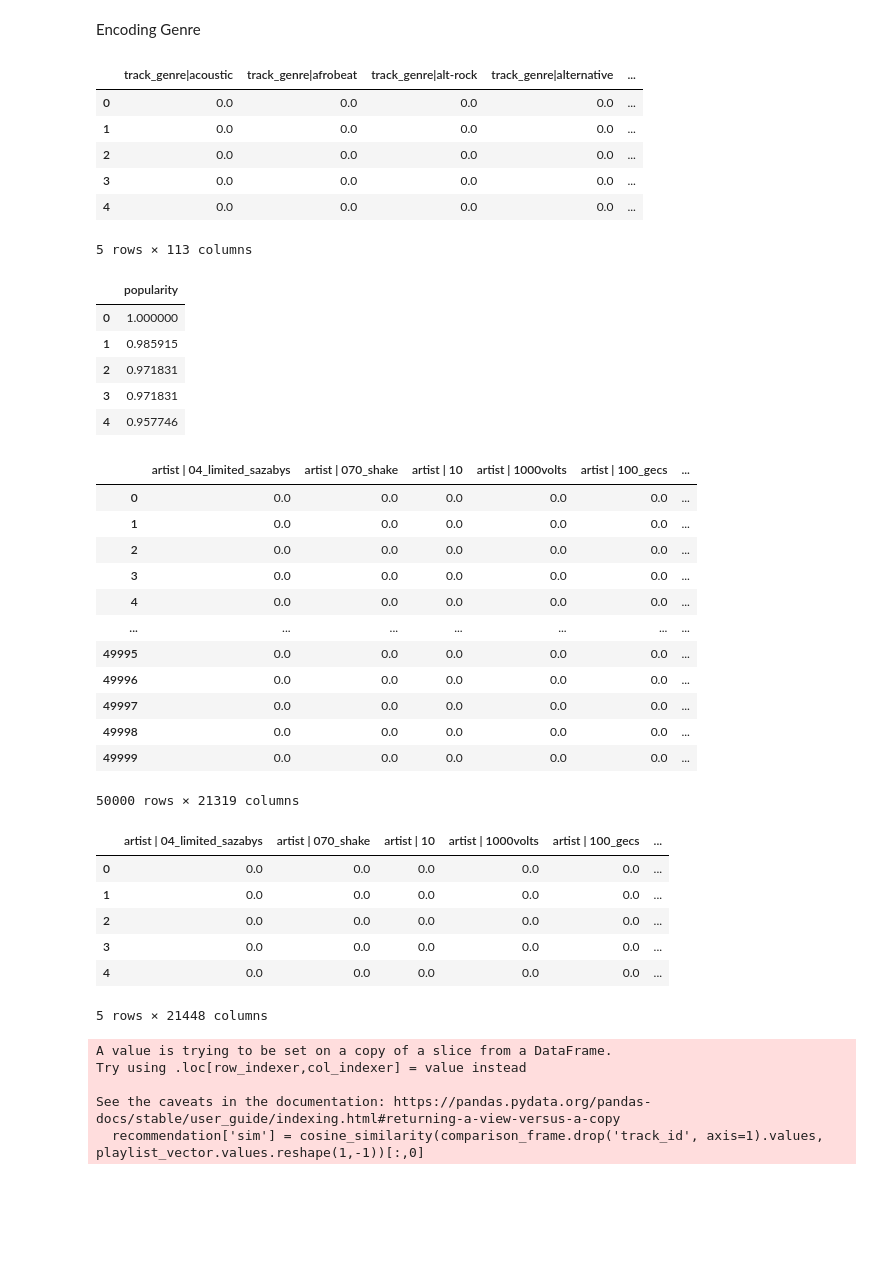
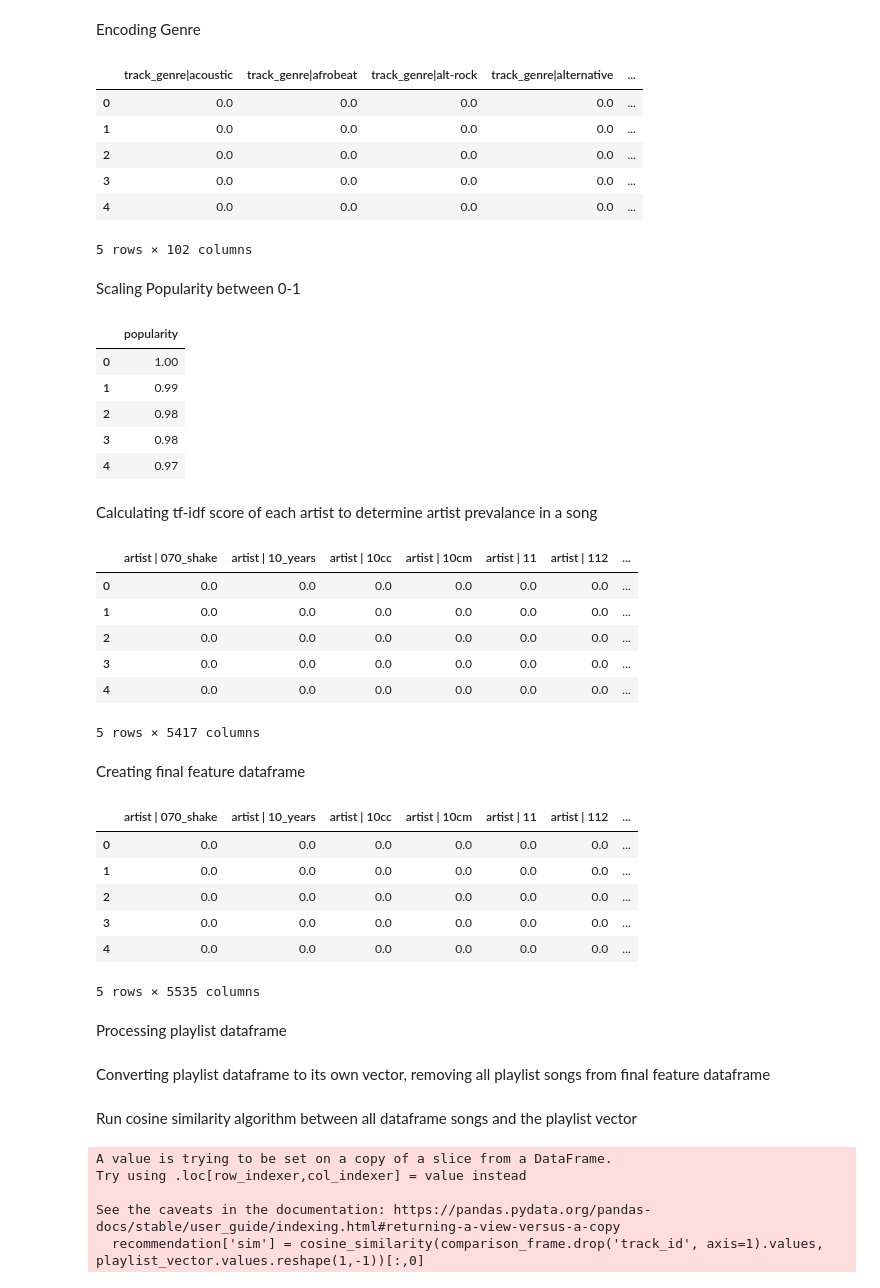
Before and after one commit to kev-ae/ds1-course_project, a Jupyter notebook: cbf.ipynb, the cells around one changed output. Cells and saved outputs as stored; diff of their text form; code cells hidden in the pictures; blank space fills up the shorter version.

```diff
--- a/cbf.ipynb
+++ b/cbf.ipynb
@@ -16,8 +22,5 @@ df.head()
 # %%
-def select_columns(df):
-    return df[['track_id', 'artists', 'track_name', 'popularity', 'danceability', 'energy', 'key', 'loudness', 'mode', 'speechiness', 'acousticness', 'instrumentalness', 'liveness', 'valence', 'tempo', 'track_genre']]
-
-df = select_columns(df)
+df = df[['track_id', 'artists', 'track_name', 'popularity', 'danceability', 'energy', 'key', 'loudness', 'mode', 'speechiness', 'acousticness', 'instrumentalness', 'liveness', 'valence', 'tempo', 'track_genre']]
 df.head()
 # %% [output]
 |  | track_id | artists | track_name | popularity | danceability | energy | key | loudness | mode | ... |
@@ -71,59 +74,70 @@ genre_encoded.head()
 | 2 | 0.0 | 0.0 | 0.0 | 0.0 | ... |
 | 3 | 0.0 | 0.0 | 0.0 | 0.0 | ... |
 | 4 | 0.0 | 0.0 | 0.0 | 0.0 | ... |
-5 rows × 113 columns
+5 rows × 102 columns
+# %% [markdown]
+Scaling Popularity between 0-1
 # %%
 from sklearn.preprocessing import MinMaxScaler
 
 pop = df[['popularity']].reset_index(drop = True)
 scaler = MinMaxScaler()
+
 spop = pd.DataFrame(scaler.fit_transform(pop), columns=pop.columns)
 spop.head()
 # %% [output]
 |  | popularity |
-| 0 | 1.000000 |
-| 1 | 0.985915 |
-| 2 | 0.971831 |
-| 3 | 0.971831 |
-| 4 | 0.957746 |
+| 0 | 1.00 |
+| 1 | 0.99 |
+| 2 | 0.98 |
+| 3 | 0.98 |
+| 4 | 0.97 |
+# %% [markdown]
+Calculating tf-idf score of each artist to determine artist prevalance in a song
 # %%
 from sklearn.feature_extraction.text import TfidfVectorizer
 tfidf = TfidfVectorizer()
+
+#Convert artist list to tfidf-matrix of artists
 tfidf_mat = tfidf.fit_transform(df['artists'].apply(lambda x: " ".join(x)))
+
+#Make the tfidf matrix its own dataframe
 art_df = pd.DataFrame(tfidf_mat.toarray())
 art_df.columns = ['artist | ' + i for i in tfidf.get_feature_names_out()]
+
+#Reset index
 art_df.reset_index(drop = True, inplace = True)
-art_df
+art_df.head()
 # %% [output]
-|  | artist | 04_limited_sazabys | artist | 070_shake | artist | 10 | artist | 1000volts | artist | 100_gecs | ... |
-| 0 | 0.0 | 0.0 | 0.0 | 0.0 | 0.0 | ... |
-| 1 | 0.0 | 0.0 | 0.0 | 0.0 | 0.0 | ... |
-| 2 | 0.0 | 0.0 | 0.0 | 0.0 | 0.0 | ... |
-| 3 | 0.0 | 0.0 | 0.0 | 0.0 | 0.0 | ... |
-| 4 | 0.0 | 0.0 | 0.0 | 0.0 | 0.0 | ... |
-| ... | ... | ... | ... | ... | ... | ... |
-| 49995 | 0.0 | 0.0 | 0.0 | 0.0 | 0.0 | ... |
-| 49996 | 0.0 | 0.0 | 0.0 | 0.0 | 0.0 | ... |
-| 49997 | 0.0 | 0.0 | 0.0 | 0.0 | 0.0 | ... |
-| 49998 | 0.0 | 0.0 | 0.0 | 0.0 | 0.0 | ... |
-| 49999 | 0.0 | 0.0 | 0.0 | 0.0 | 0.0 | ... |
+|  | artist | 070_shake | artist | 10_years | artist | 10cc | artist | 10cm | artist | 11 | artist | 112 | ... |
+| 0 | 0.0 | 0.0 | 0.0 | 0.0 | 0.0 | 0.0 | ... |
+| 1 | 0.0 | 0.0 | 0.0 | 0.0 | 0.0 | 0.0 | ... |
+| 2 | 0.0 | 0.0 | 0.0 | 0.0 | 0.0 | 0.0 | ... |
+| 3 | 0.0 | 0.0 | 0.0 | 0.0 | 0.0 | 0.0 | ... |
+| 4 | 0.0 | 0.0 | 0.0 | 0.0 | 0.0 | 0.0 | ... |
-50000 rows × 21319 columns
+5 rows × 5417 columns
+# %% [markdown]
+Creating final feature dataframe
 # %%
 final = pd.concat([art_df, spop, genre_encoded, mode_encoded, key_encoded], axis=1)
 final['track_id'] = df['track_id'].values
 final.head()
 # %% [output]
-|  | artist | 04_limited_sazabys | artist | 070_shake | artist | 10 | artist | 1000volts | artist | 100_gecs | ... |
-| 0 | 0.0 | 0.0 | 0.0 | 0.0 | 0.0 | ... |
-| 1 | 0.0 | 0.0 | 0.0 | 0.0 | 0.0 | ... |
-| 2 | 0.0 | 0.0 | 0.0 | 0.0 | 0.0 | ... |
-| 3 | 0.0 | 0.0 | 0.0 | 0.0 | 0.0 | ... |
-| 4 | 0.0 | 0.0 | 0.0 | 0.0 | 0.0 | ... |
+|  | artist | 070_shake | artist | 10_years | artist | 10cc | artist | 10cm | artist | 11 | artist | 112 | ... |
+| 0 | 0.0 | 0.0 | 0.0 | 0.0 | 0.0 | 0.0 | ... |
+| 1 | 0.0 | 0.0 | 0.0 | 0.0 | 0.0 | 0.0 | ... |
+| 2 | 0.0 | 0.0 | 0.0 | 0.0 | 0.0 | 0.0 | ... |
+| 3 | 0.0 | 0.0 | 0.0 | 0.0 | 0.0 | 0.0 | ... |
+| 4 | 0.0 | 0.0 | 0.0 | 0.0 | 0.0 | 0.0 | ... |
-5 rows × 21448 columns
+5 rows × 5535 columns
+# %% [markdown]
+Processing playlist dataframe
 # %%
 playlist_df = pd.read_csv('playlist.csv')
 playlist_df = select_columns(playlist_df)
 playlist_df['artists'] = playlist_df['artists'].apply(lambda x: x.split(';'))
+# %% [markdown]
+Converting playlist dataframe to its own vector, removing all playlist songs from final feature dataframe
 # %%
 def playlist_features(feature_set, df):
     #Vector
@@ -137,5 +154,7 @@ def playlist_features(feature_set, df):
     return playlist_vector, comparison_frame
 
 playlist_vector, comparison_frame = playlist_features(final, playlist_df)
+# %% [markdown]
+Run cosine similarity algorithm between all dataframe songs and the playlist vector
 # %%
 from sklearn.metrics.pairwise import cosine_similarity
```
Also changed, not shown: parts of 7 cells of this notebook, 3 other files.
